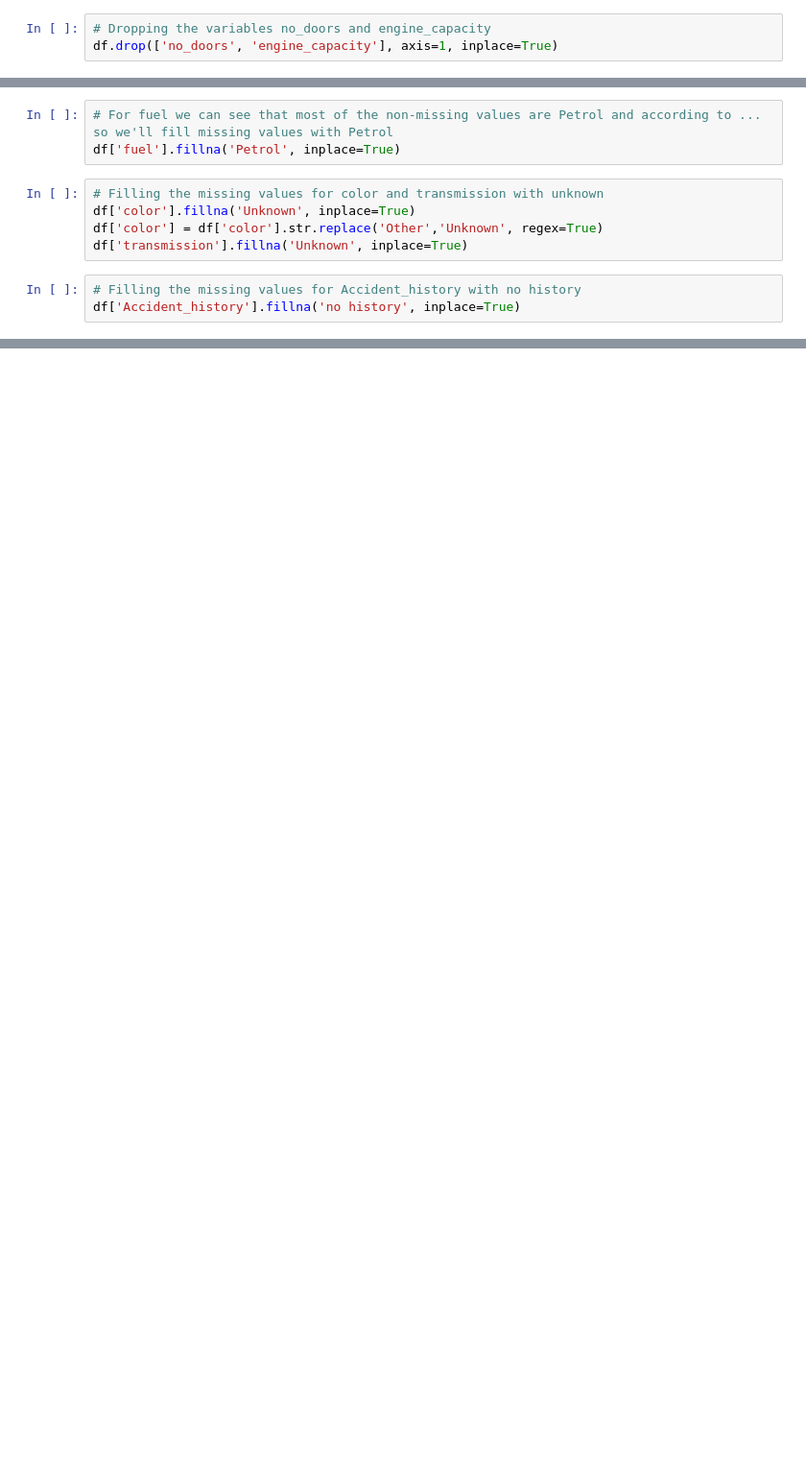
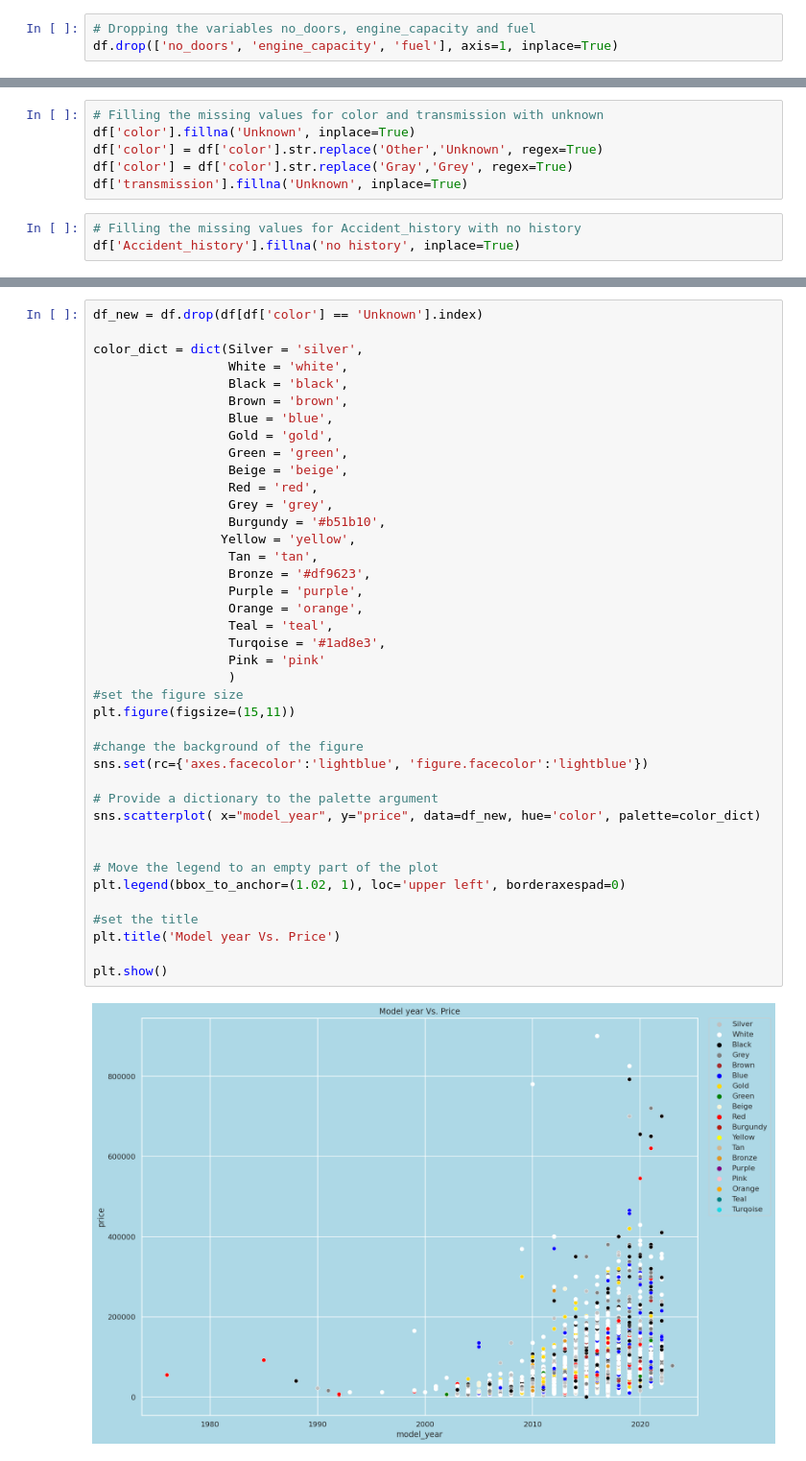
Before and after one commit to ihaya94/Yallamotor_Used_Car_Market_Assignment2, a Jupyter notebook: cleaning_data.ipynb, the cells around one changed output, grey strips where cells are left out. Shown at 96% size. Drawn from its saved outputs; the diff is of its cells as text; blank space fills up the shorter version.

```diff
--- a/cleaning_data.ipynb
+++ b/cleaning_data.ipynb
@@ -218,5 +218,5 @@ Accident_history    2538
 price                  0
 dtype: int64
 # %%
-# Dropping the variables no_doors and engine_capacity
-df.drop(['no_doors', 'engine_capacity'], axis=1, inplace=True)
+# Dropping the variables no_doors, engine_capacity and fuel
+df.drop(['no_doors', 'engine_capacity', 'fuel'], axis=1, inplace=True)
@@ -230,10 +223,8 @@ Name: fuel, dtype: int64
-# %%
-# For fuel we can see that most of the non-missing values are Petrol and according to ... so we'll fill missing values with Petrol
-df['fuel'].fillna('Petrol', inplace=True)
 # %%
 # Filling the missing values for color and transmission with unknown
 df['color'].fillna('Unknown', inplace=True)
 df['color'] = df['color'].str.replace('Other','Unknown', regex=True)
+df['color'] = df['color'].str.replace('Gray','Grey', regex=True)
 df['transmission'].fillna('Unknown', inplace=True)
 # %%
 # Filling the missing values for Accident_history with no history
@@ -265,0 +252,42 @@ df[df.car_make == 'new']
+# %%
+df_new = df.drop(df[df['color'] == 'Unknown'].index)
+
+color_dict = dict(Silver = 'silver',
+                  White = 'white',
+                  Black = 'black',
+                  Brown = 'brown',
+                  Blue = 'blue',
+                  Gold = 'gold',
+                  Green = 'green',
+                  Beige = 'beige',
+                  Red = 'red',
+                  Grey = 'grey',
+                  Burgundy = '#b51b10',
+                 Yellow = 'yellow',
+                  Tan = 'tan',
+                  Bronze = '#df9623',
+                  Purple = 'purple',
+                  Orange = 'orange',
+                  Teal = 'teal',
+                  Turqoise = '#1ad8e3',
+                  Pink = 'pink'
+                  )
+#set the figure size
+plt.figure(figsize=(15,11))
+
+#change the background of the figure
+sns.set(rc={'axes.facecolor':'lightblue', 'figure.facecolor':'lightblue'})
+
+# Provide a dictionary to the palette argument
+sns.scatterplot( x="model_year", y="price", data=df_new, hue='color', palette=color_dict)
+
+
+# Move the legend to an empty part of the plot
+plt.legend(bbox_to_anchor=(1.02, 1), loc='upper left', borderaxespad=0)
+
+#set the title
+plt.title('Model year Vs. Price')
+
+plt.show()
+# %% [output]
+[figure, added]
```
Also changed, not shown: parts of 8 cells of this notebook.
